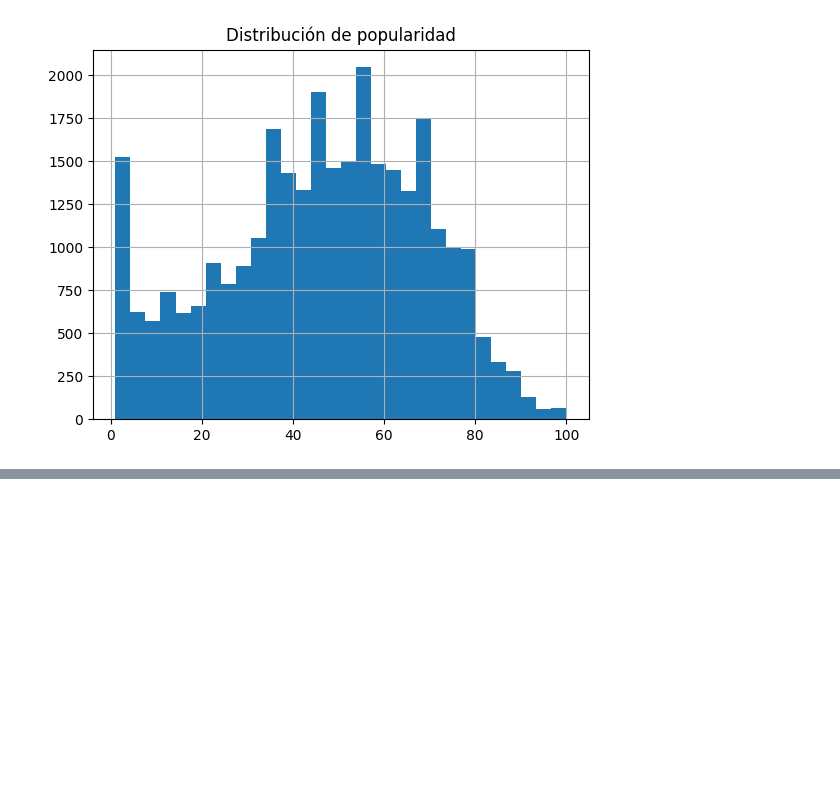
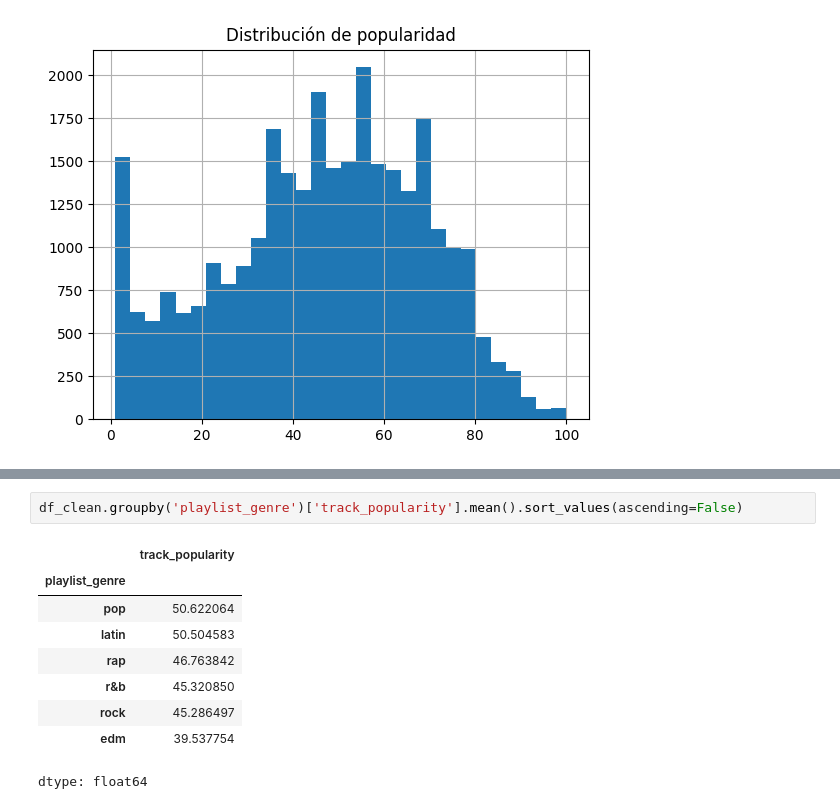
Before and after one commit to langelsol/data-science-comeback, a Jupyter notebook: spotify_data.ipynb, the cells around one changed output, grey strips where cells are left out. Drawn from its saved outputs; the diff is of its cells as text; blank space fills up the shorter version.

```diff
--- a/spotify_data.ipynb
+++ b/spotify_data.ipynb
@@ -103,0 +138,12 @@ plt.show()
+# %%
+df_clean.groupby('playlist_genre')['track_popularity'].mean().sort_values(ascending=False)
+# %% [output]
+|  | track_popularity |
+| playlist_genre |  |
+| pop | 50.622064 |
+| latin | 50.504583 |
+| rap | 46.763842 |
+| r&b | 45.320850 |
+| rock | 45.286497 |
+| edm | 39.537754 |
+dtype: float64
```
Also changed, not shown: parts of 6 cells of this notebook.
